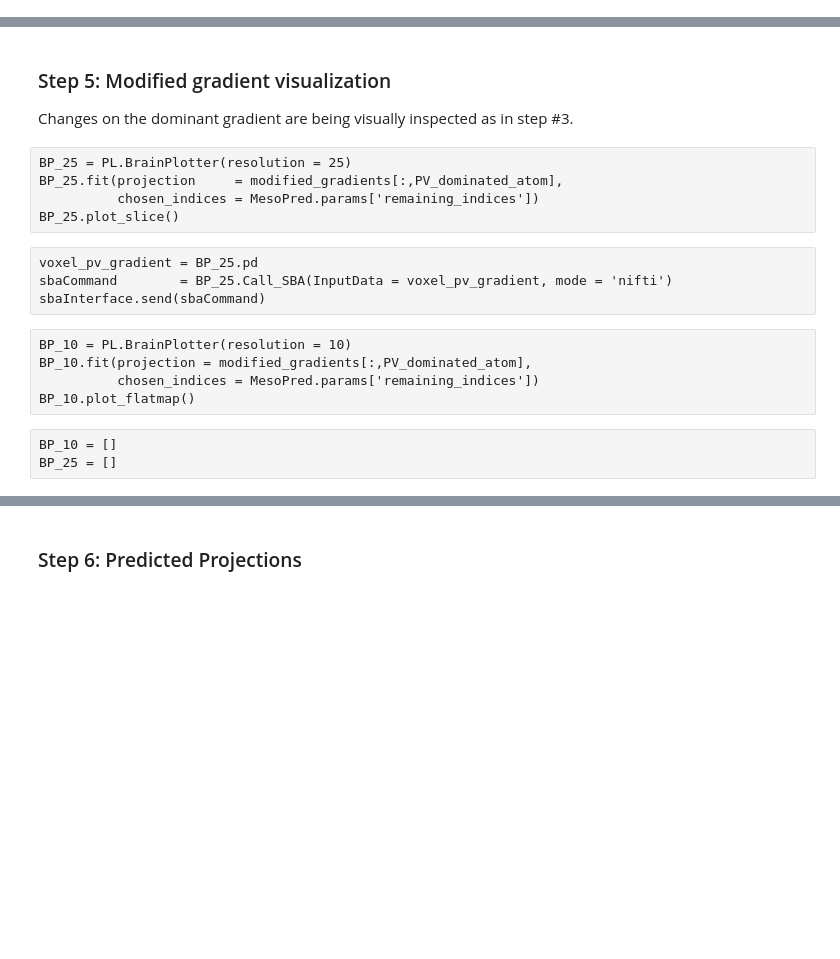
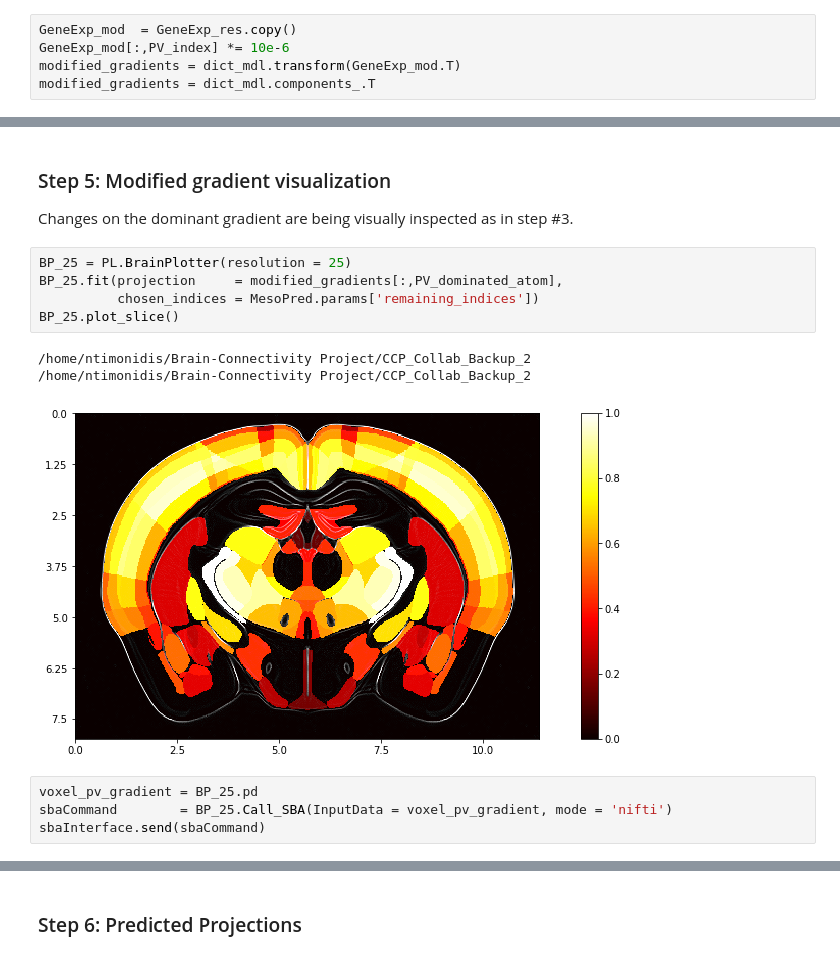
Before and after one commit to ntimonid/Connectomic-Composition-Predictor-CCP-, a Jupyter notebook: UseCase2.ipynb, the cells around one changed output, grey strips where cells are left out. Cells and saved outputs as stored; diff of their text form; blank space fills up the shorter version.

```diff
--- a/UseCase2.ipynb
+++ b/UseCase2.ipynb
@@ -201,3 +162,8 @@ modified_gradients = dict_mdl.transform(GeneExp_mod)
+# %%
+GeneExp_mod  = GeneExp_res.copy()
+GeneExp_mod[:,PV_index] *= 10e-6
+modified_gradients = dict_mdl.transform(GeneExp_mod.T)
+modified_gradients = dict_mdl.components_.T
 # %% [markdown]
 #### Case 2
 # %%
@@ -255,20 +173,16 @@ plt.show()
 # %% [markdown]
 ### Step 5: Modified gradient visualization
 Changes on the dominant gradient are being visually inspected as in step #3.
-# %% [raw]
-BP_25 = PL.BrainPlotter(resolution = 25)
-BP_25.fit(projection     = modified_gradients[:,PV_dominated_atom],
-          chosen_indices = MesoPred.params['remaining_indices'])
-BP_25.plot_slice()
-# %% [raw]
-voxel_pv_gradient = BP_25.pd
-sbaCommand        = BP_25.Call_SBA(InputData = voxel_pv_gradient, mode = 'nifti')
-sbaInterface.send(sbaCommand)
-# %% [raw]
-BP_10 = PL.BrainPlotter(resolution = 10)
-BP_10.fit(projection = modified_gradients[:,PV_dominated_atom],
-          chosen_indices = MesoPred.params['remaining_indices'])
-BP_10.plot_flatmap()
-# %% [raw]
-BP_10 = []
-BP_25 = []
+# %%
+BP_25 = PL.BrainPlotter(resolution = 25)
+BP_25.fit(projection     = modified_gradients[:,PV_dominated_atom],
+          chosen_indices = MesoPred.params['remaining_indices'])
+BP_25.plot_slice()
+# %% [output]
+/home/ntimonidis/Brain-Connectivity Project/CCP_Collab_Backup_2
+/home/ntimonidis/Brain-Connectivity Project/CCP_Collab_Backup_2
+[figure, added]
+# %%
+voxel_pv_gradient = BP_25.pd
+sbaCommand        = BP_25.Call_SBA(InputData = voxel_pv_gradient, mode = 'nifti')
+sbaInterface.send(sbaCommand)
```
Also changed, not shown: parts of 51 cells of this notebook, 9 other files.
